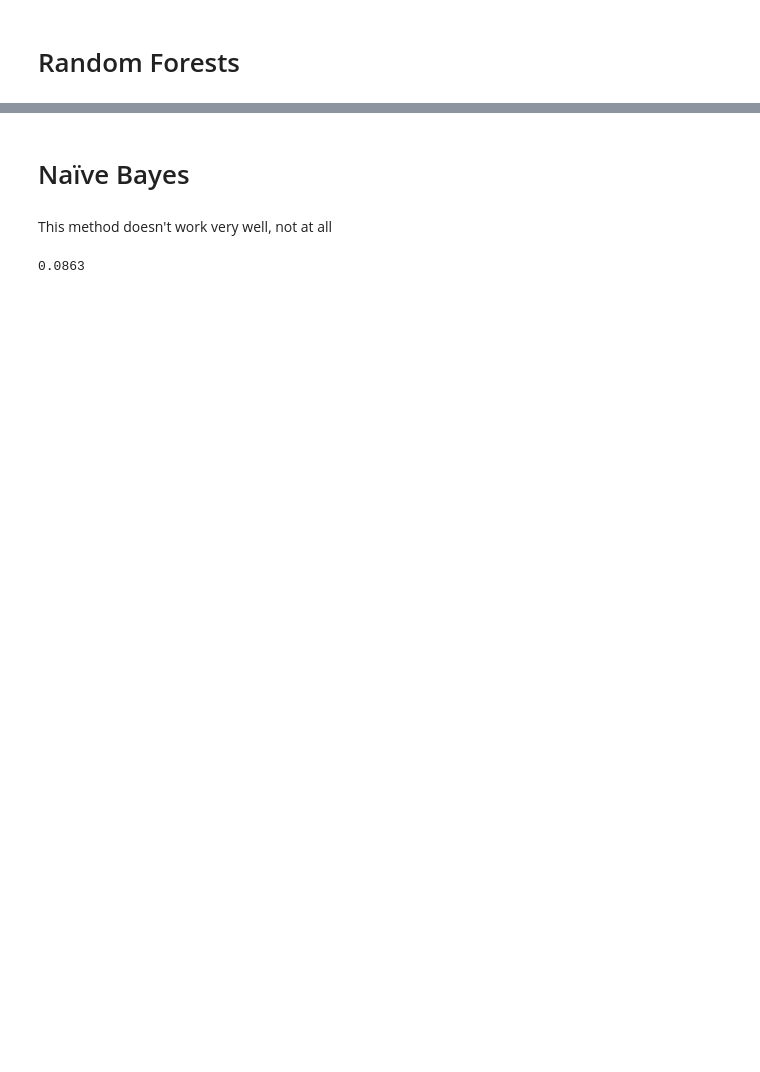
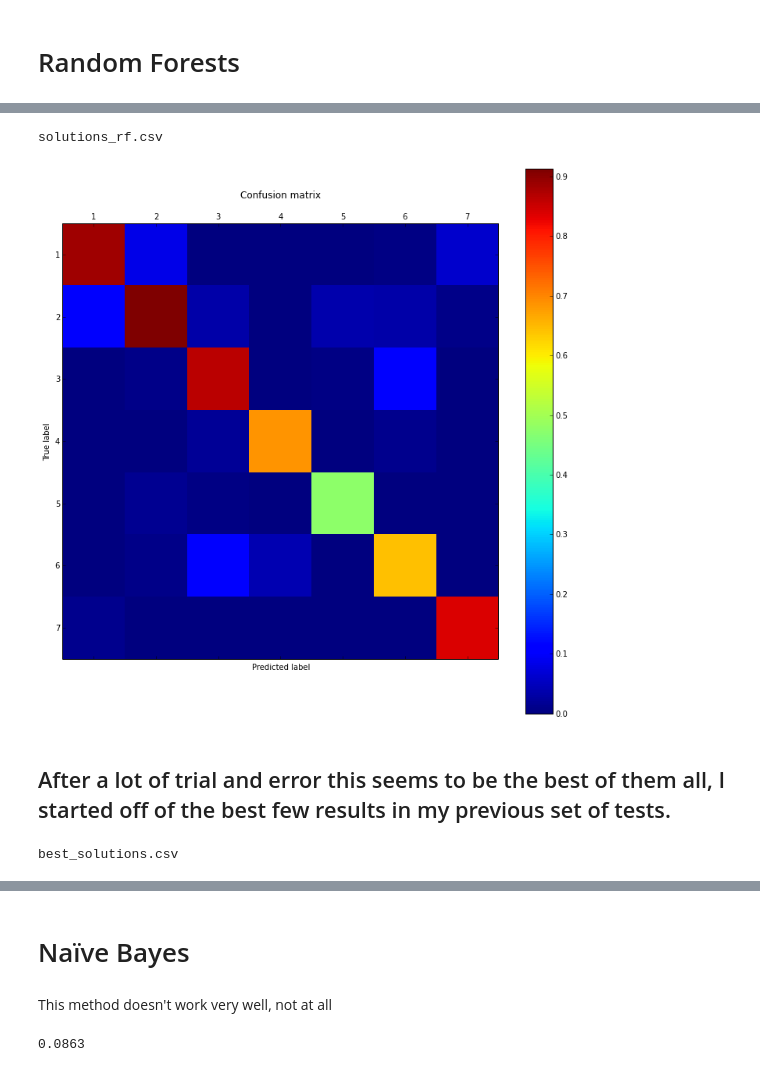
Before and after one commit to ElDeveloper/machine_learning, a Jupyter notebook: project_1/Project 1.ipynb, the cells around one changed output, grey strips where cells are left out. Cells and saved outputs as stored; diff of their text form; code cells hidden in the pictures; blank space fills up the shorter version.

```diff
--- a/project_1/Project 1.ipynb
+++ b/project_1/Project 1.ipynb
@@ -158,18 +258,2 @@ for element in parameters:
 # %% [markdown]
 # Random Forests
-# %%
-from sklearn.ensemble import RandomForestClassifier
-
-scores = []
-parameters = [(element, 'entropy') for element in range(1,100)]
-parameters = [(25, 'entropy'),(20, 'entropy'),(15, 'entropy'),(10, 'entropy'),(8, 'entropy'),
-              (30, 'entropy'),(35, 'entropy'),(40, 'entropy'),(45, 'entropy'),(50, 'entropy'),
-              (25, 'gini'),(20, 'gini'),(15, 'gini'),(10, 'gini'),(8, 'gini'),
-              (30, 'gini'),(35, 'gini'),(40, 'gini'),(45, 'gini'),(50, 'gini')]
-
-
-for element in parameters:
-    cls = RandomForestClassifier(n_estimators=element[0], criterion=element[1],
-                                 max_features='sqrt', bootstrap=True, verbose=1, n_jobs=-1)
-    cls.fit(X_train_scaled, Y_train)
-    scores.append([element[0], element[1], cls.score(X_validation_scaled, Y_validation)])
@@ -194,17 +282,2 @@ for element in parameters:
 # %%
-sorted_scores = sorted(scores, key=lambda x: x[2], reverse=True)
+rf_scores = sorted(rf_scores, key=lambda x: x[4], reverse=True)
-# %%
-cls = RandomForestClassifier(n_estimators=sorted_scores[0][0], criterion='entropy',
-                             max_features='sqrt', bootstrap=True, verbose=1, n_jobs=-1)
-cls.fit(X_train_scaled, Y_train)
-score = cls.score(X_validation_scaled, Y_validation)
-
-predictions = cls.predict(X_test_scaled)
-
-# writting out the solutions file
-fd = open('solutions_random_forests.csv', 'w')
-fd.write('Id,Prediction\n')
-for index, prediction in enumerate(predictions):
-    # add one to the index because identifieres in kaggle start at 1
-    fd.write('%d,%d\n' % (index+1, prediction))
-fd.close()
@@ -221,0 +304,19 @@ score
+# %%
+clf_rf = RandomForestClassifier(n_estimators=rf_scores[0][0], criterion=rf_scores[0][1],
+                             max_features=rf_scores[0][2], bootstrap=True, n_jobs=-1,
+                             min_samples_split=rf_scores[0][3])
+clf_rf.fit(X_train_scaled, Y_train)
+score = clf_rf.score(X_validation_scaled, Y_validation)
+
+rf_predictions = clf_rf.predict(X_test_scaled)
+# %%
+write_predictions('solutions_rf.csv', rf_predictions)
+# %% [output]
+solutions_rf.csv
+# %%
+cm_Y_predicted = clf_rf.predict(X_validation_scaled)
+print_confusion_matrix(Y_validation, cm_Y_predicted, ['1', '2', '3', '4', '5', '6', '7'])
+# %% [output]
+[figure, added]
+# %% [markdown]
+## After a lot of trial and error this seems to be the best of them all, I started off of the best few results in my previous set of tests.
@@ -221,0 +332,4 @@ score
+# %%
+write_predictions('best_solutions.csv', rf_predictions)
+# %% [output]
+best_solutions.csv
```
Also changed, not shown: parts of 40 cells of this notebook.
